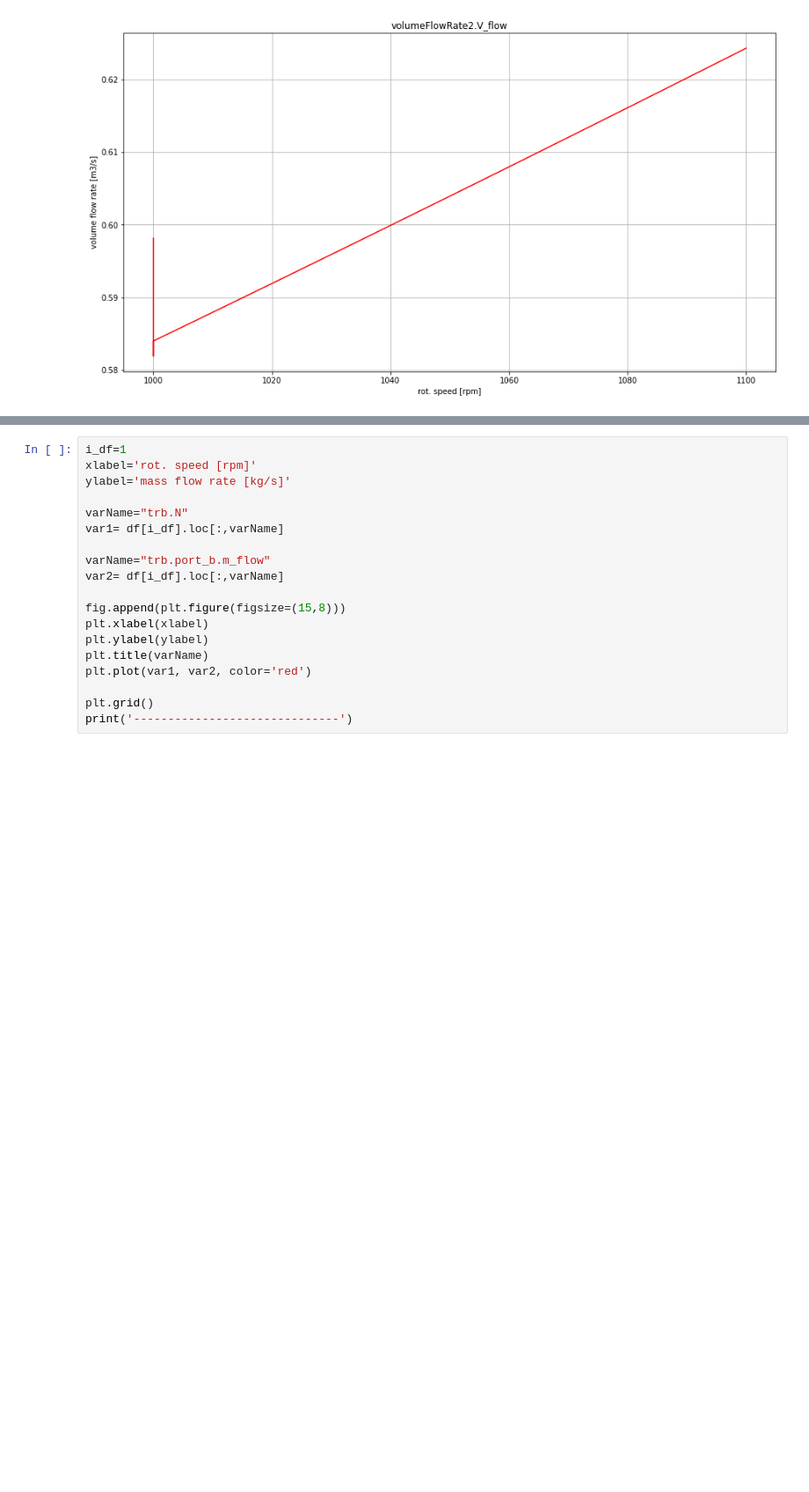
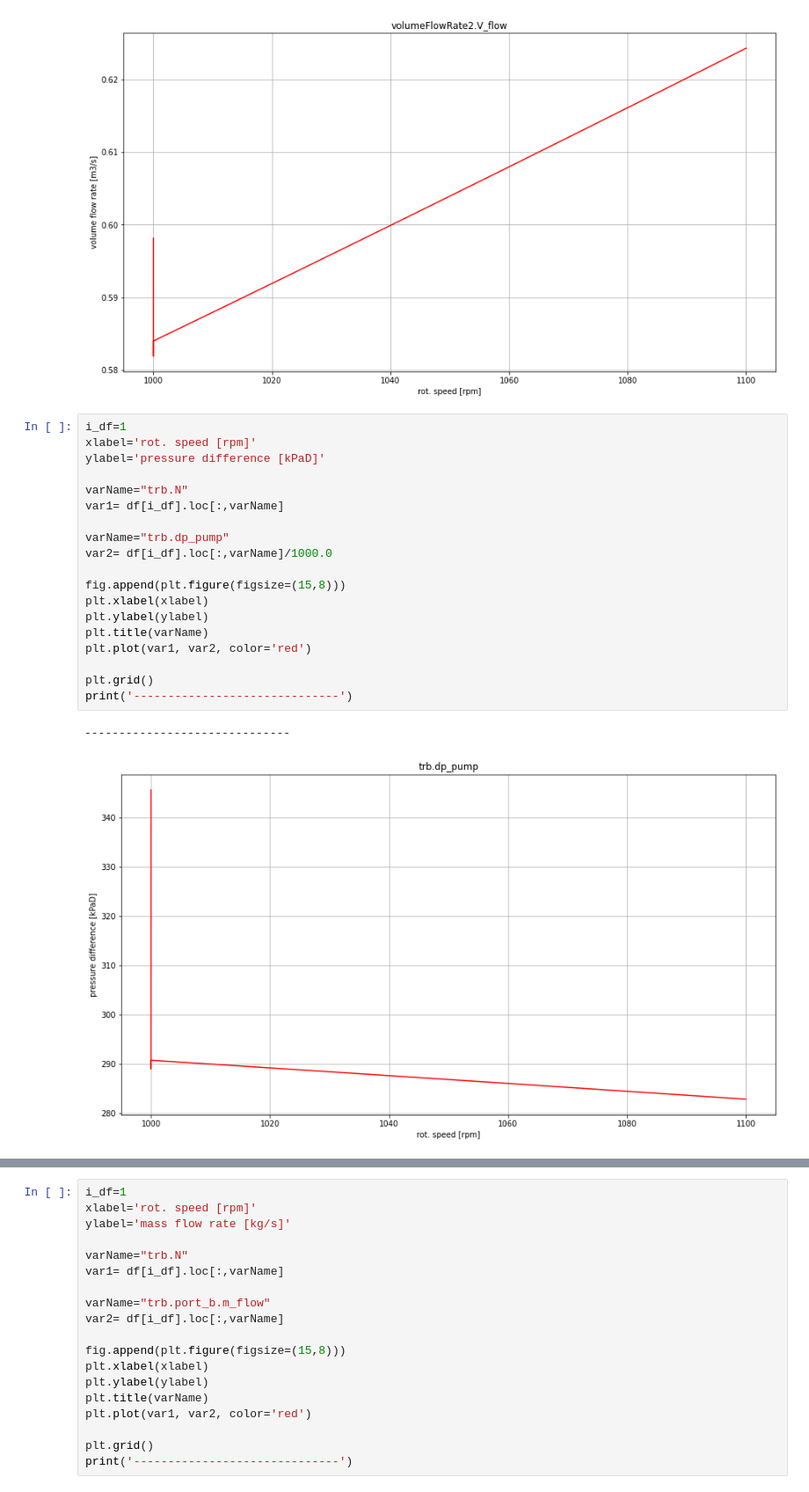
Before and after one commit to zeta-plusplus/ipynbs4OMPython, a Jupyter notebook: WalkingInWorldOfThermoFluid/Trivial.HydroTurbine_byPump_ex02_rev001.ipynb, the cells around one changed output, grey strips where cells are left out. Shown at 88% size. Drawn from its saved outputs; the diff is of its cells as text; blank space fills up the shorter version.

```diff
--- a/WalkingInWorldOfThermoFluid/Trivial.HydroTurbine_byPump_ex02_rev001.ipynb
+++ b/WalkingInWorldOfThermoFluid/Trivial.HydroTurbine_byPump_ex02_rev001.ipynb
@@ -854,3 +981,25 @@ print('------------------------------')
 # %% [output]
 ------------------------------
 [figure]
+# %%
+i_df=1
+xlabel='rot. speed [rpm]'
+ylabel='pressure difference [kPaD]'
+
+varName="trb.N"
+var1= df[i_df].loc[:,varName]
+
+varName="trb.dp_pump"
+var2= df[i_df].loc[:,varName]/1000.0
+
+fig.append(plt.figure(figsize=(15,8)))
+plt.xlabel(xlabel)
+plt.ylabel(ylabel)
+plt.title(varName)
+plt.plot(var1, var2, color='red')
+
+plt.grid()
+print('------------------------------')
+# %% [output]
+------------------------------
+[figure, added]
```
Also changed, not shown: parts of 6 cells of this notebook.
